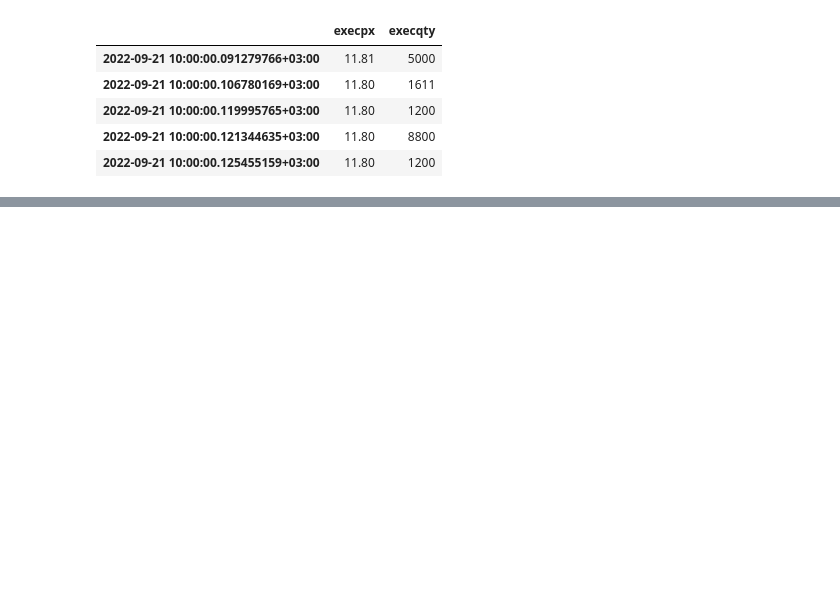
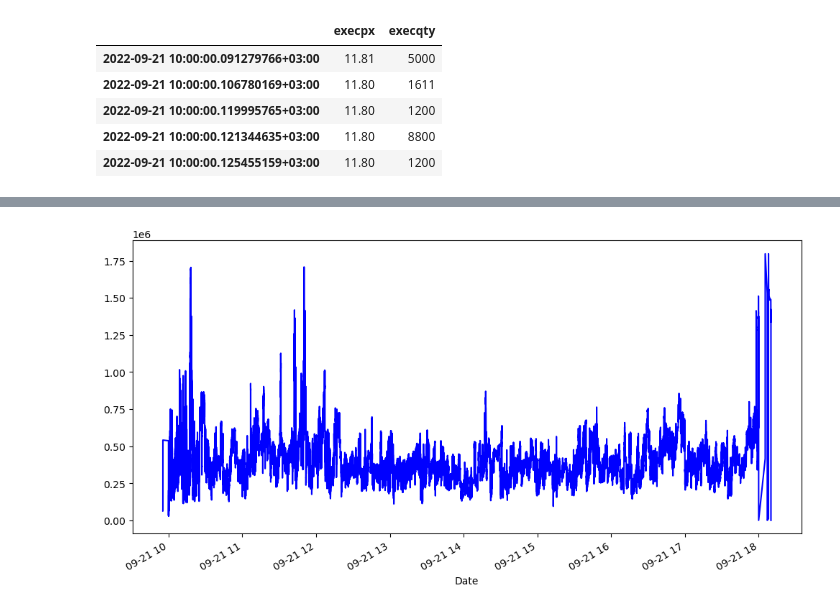
Before and after one commit to personaljss/sampleProj, a Jupyter notebook: main.ipynb, the cells around one changed output, grey strips where cells are left out. Saved outputs shown, nothing was run; the diff lists cells and outputs as text; code cells hidden in the pictures; blank space fills up the shorter version.

```diff
--- a/main.ipynb
+++ b/main.ipynb
@@ -88,0 +161,8 @@ execs.tail()
+# %%
+lob_snaps['total_volume']=(lob_snaps['ask1qty']+lob_snaps['ask2qty']+lob_snaps['ask3qty']
+                           +lob_snaps['bid1qty']+lob_snaps['bid2qty']+lob_snaps['bid3qty'])
+plt.figure(figsize=(12, 6))
+lob_snaps['total_volume'].plot(label='volume', color='blue')
+plt.show()
+# %% [output]
+[figure, added]
```
Also changed, not shown: parts of 15 cells of this notebook, 6 other files.
